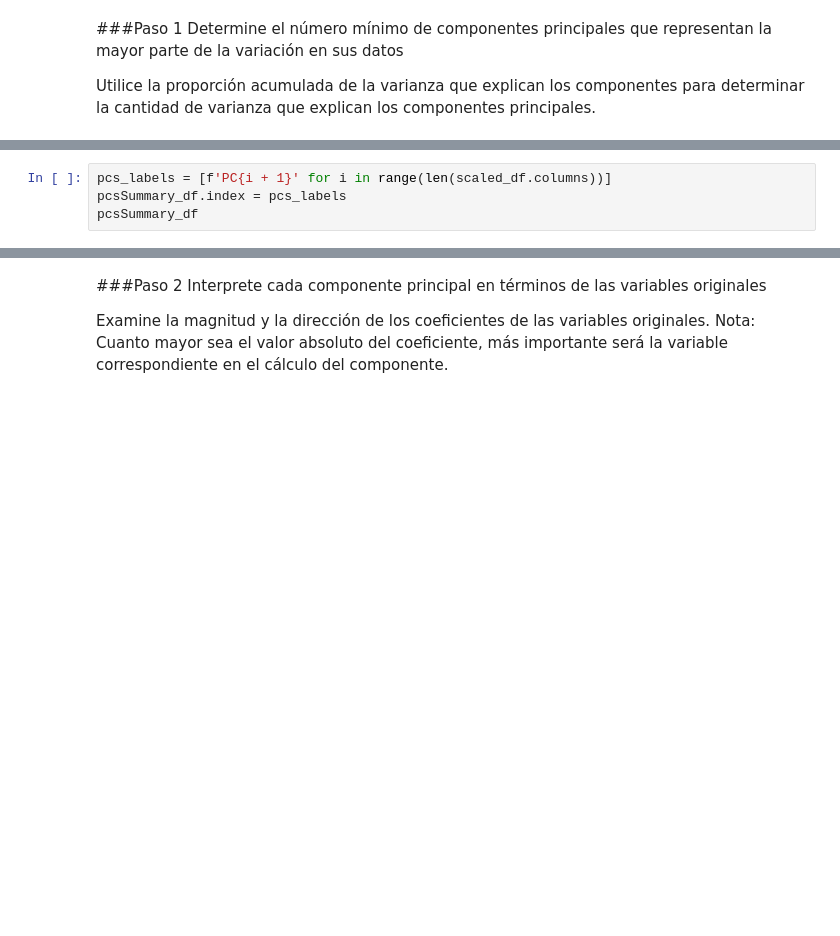
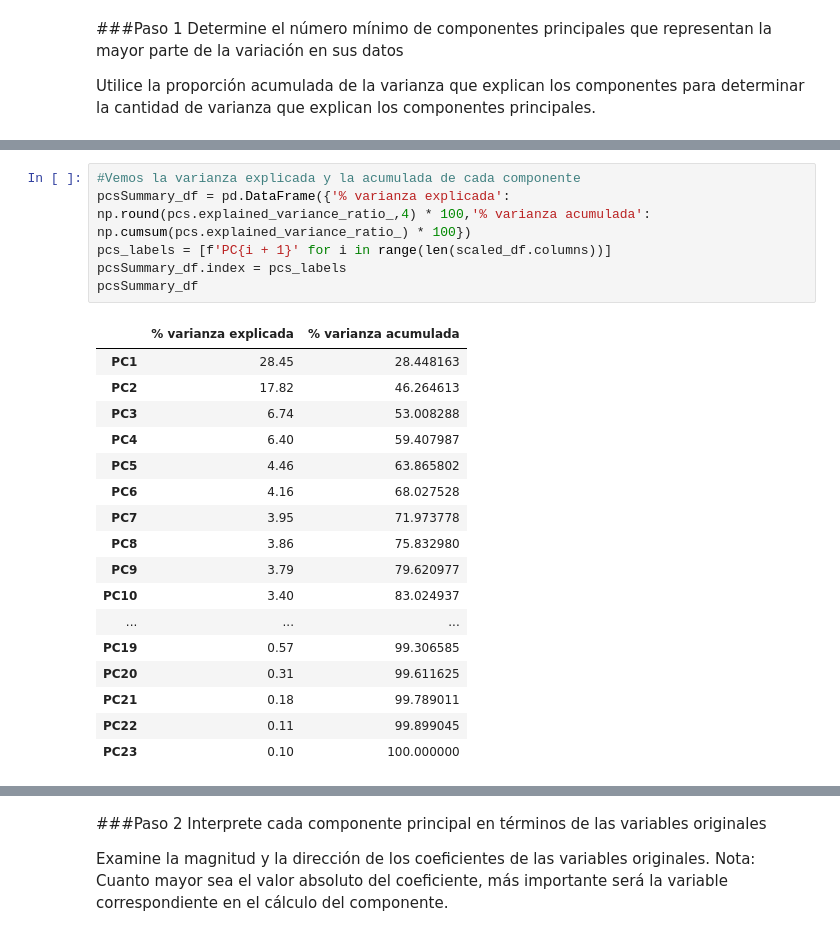
Before and after one commit to PosgradoMNA/actividades-del-projecto-equipo-125, a Jupyter notebook: Actividad_Semanal_4_EA2.ipynb, the cells around one changed output, grey strips where cells are left out. Cells and saved outputs as stored; diff of their text form; blank space fills up the shorter version.

```diff
--- a/Actividad_Semanal_4_EA2.ipynb
+++ b/Actividad_Semanal_4_EA2.ipynb
@@ -147,6 +211,26 @@ pcsSummary.iloc[2,14]
 # %%
+#Vemos la varianza explicada y la acumulada de cada componente
+pcsSummary_df = pd.DataFrame({'% varianza explicada': np.round(pcs.explained_variance_ratio_,4) * 100,'% varianza acumulada': np.cumsum(pcs.explained_variance_ratio_) * 100})
 pcs_labels = [f'PC{i + 1}' for i in range(len(scaled_df.columns))]
 pcsSummary_df.index = pcs_labels
 pcsSummary_df
+# %% [output]
+|  | % varianza explicada | % varianza acumulada |
+| PC1 | 28.45 | 28.448163 |
+| PC2 | 17.82 | 46.264613 |
+| PC3 | 6.74 | 53.008288 |
+| PC4 | 6.40 | 59.407987 |
+| PC5 | 4.46 | 63.865802 |
+| PC6 | 4.16 | 68.027528 |
+| PC7 | 3.95 | 71.973778 |
+| PC8 | 3.86 | 75.832980 |
+| PC9 | 3.79 | 79.620977 |
+| PC10 | 3.40 | 83.024937 |
+| ... | ... | ... |
+| PC19 | 0.57 | 99.306585 |
+| PC20 | 0.31 | 99.611625 |
+| PC21 | 0.18 | 99.789011 |
+| PC22 | 0.11 | 99.899045 |
+| PC23 | 0.10 | 100.000000 |
 # %% [markdown]
 ###Respuesta
```
Also changed, not shown: parts of 30 cells of this notebook.
